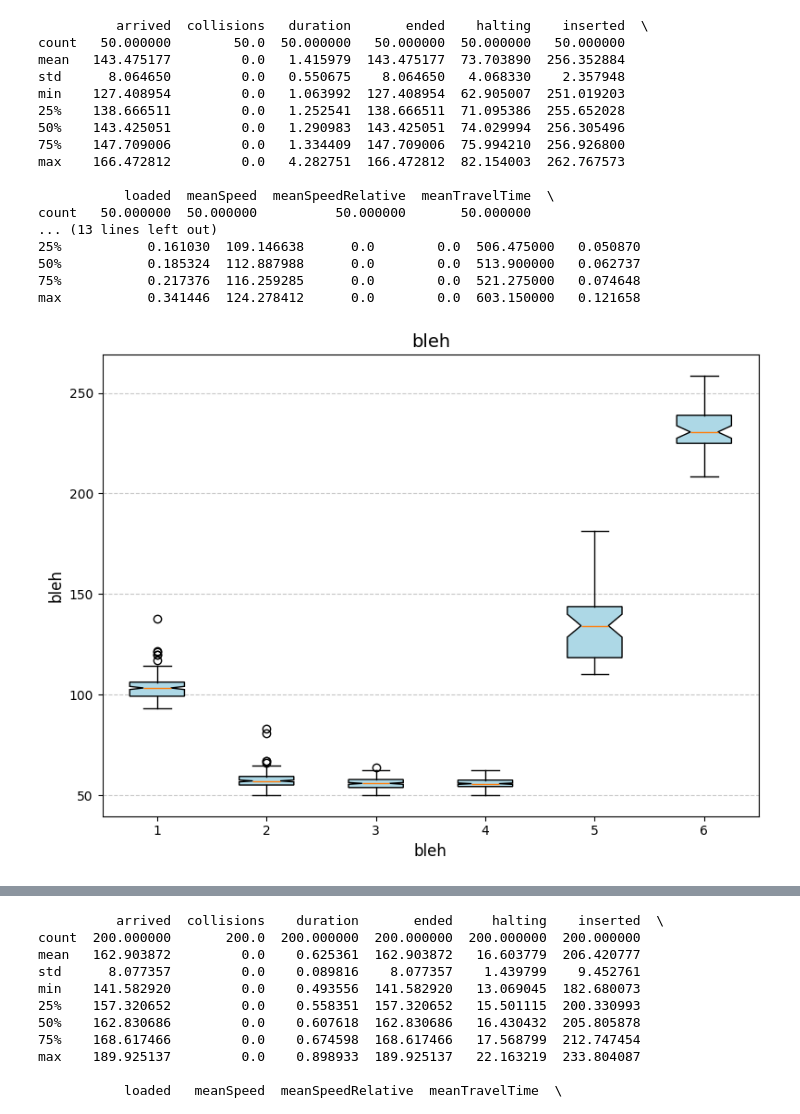
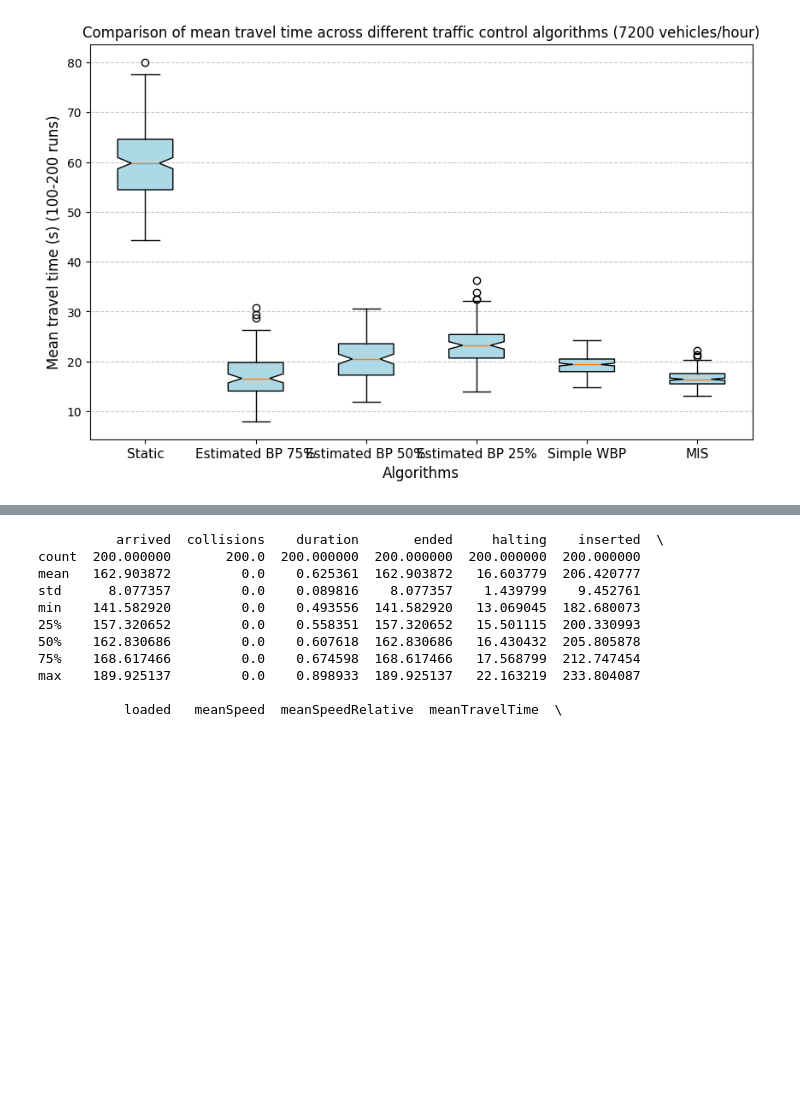
Before and after one commit to Boomehx/trafficMISBP, a Jupyter notebook: graphs.ipynb, the cells around one changed output, grey strips where cells are left out. Cells and saved outputs as stored; diff of their text form; code cells hidden in the pictures; blank space fills up the shorter version.

```diff
--- a/graphs.ipynb
+++ b/graphs.ipynb
@@ -1,70 +1,46 @@
 # %%
 import pandas as pd
 import matplotlib.pyplot as plt
+
 def create_box_plot(csv0, csv1, csv2, csv3, csv4, csv5, column, title, xlabel, ylabel):
-    """
-    Creates a box plot for the specified column in the CSV file.
-
-    Parameters:
-        csv_file (str): Path to the CSV file.
-        column (str): Column name for which the box plot will be created.
-        title (str): Title of the plot.
-        xlabel (str): Label for the x-axis.
-        ylabel (str): Label for the y-axis.
-    """
-    # Load the CSV
-
-
 
     data0 = pd.read_csv(csv0)
-
-    data = pd.read_csv(csv1)
-    data.head()
+    data1 = pd.read_csv(csv1)
     data2 = pd.read_csv(csv2)
     data3 = pd.read_csv(csv3)
     data4 = pd.read_csv(csv4)
     data5 = pd.read_csv(csv5)
-    print(data5.describe())
-    dataToPlt = [data0[column],data[column], data2[column], data3[column], data4[column], data5[column] ] # Drop NaN values for the specified column
-    # Create the box plot
-    plt.figure(figsize=(8, 6))
+
+    dataToPlt = [
+        data0[column], data1[column], data2[column],
+        data3[column], data4[column], data5[column]
+    ]
+
+    labels = ['Static', 'Estimated BP 75%', 'Estimated BP 50%', 'Estimated BP 25%', 'Simple WBP', 'MIS']
+
+    plt.figure(figsize=(10, 6))
     plt.boxplot(dataToPlt, vert=True, patch_artist=True, notch=True,
                 boxprops=dict(facecolor='lightblue'))
 
-    # Add labels and title
-    plt.title(title, fontsize=14)
+
+    plt.xticks(ticks=range(1, len(labels) + 1), labels=labels, fontsize=11)
+    plt.title(title, fontsize=12)
     plt.xlabel(xlabel, fontsize=12)
     plt.ylabel(ylabel, fontsize=12)
     plt.grid(axis='y', linestyle='--', alpha=0.7)
+    plt.show()
 
-    # Show the plot
-    plt.tight_layout()
-    plt.show()
-csv0 = r"C:\Users\bobbi\Documents\YEAR 3\sumo3\results\ST1\outputST1.csv"
+csv0 = r"C:\Users\bobbi\Documents\YEAR 3\sumo3\results\ST05\outputST05.csv"
+csv1 = r"C:\Users\bobbi\Documents\YEAR 3\sumo3\results\HIGH75\outputHIGH75.csv"
+csv2 = r"C:\Users\bobbi\Documents\YEAR 3\sumo3\results\HIGH50\outputHIGH50.csv"
+csv3 = r"C:\Users\bobbi\Documents\YEAR 3\sumo3\results\HIGH25\outputHIGH25.csv"
+csv4 = r"C:\Users\bobbi\Documents\YEAR 3\sumo3\results\C6E30LSBP05\outputSBP05.csv"
+csv5 = r"C:\Users\bobbi\Documents\YEAR 3\sumo3\results\C6E30LMIS05\outputMIS05.csv"
 
-csv1 = r"C:\Users\bobbi\Documents\YEAR 3\sumo3\results\C6E30LEQ251\outputEQ251.csv"
-csv2 = r"C:\Users\bobbi\Documents\YEAR 3\sumo3\results\C6E30LEQ501\outputEQ501.csv"
-csv3 = r"C:\Users\bobbi\Documents\YEAR 3\sumo3\results\C6E30LEQ751\outputEQ751.csv"
-csv4 = r"C:\Users\bobbi\Documents\YEAR 3\sumo3\results\CN75\outputCN75.csv"
-csv5 = r"C:\Users\bobbi\Documents\YEAR 3\sumo3\results\STSHORT\outputSTSHORT.csv"
-
-create_box_plot(csv0, csv1, csv2, csv3, csv4, csv5, "meanTravelTime", "bleh",  "bleh", "bleh")
+create_box_plot(csv0, csv1, csv2, csv3, csv4, csv5,
+                column="halting",
+                title="Comparison of mean travel time across different traffic control algorithms (7200 vehicles/hour)",
+                xlabel="Algorithms",
+                ylabel="Mean travel time (s) (100-200 runs)")
 # %% [output]
-          arrived  collisions   duration       ended    halting    inserted  \
-count   50.000000        50.0  50.000000   50.000000  50.000000   50.000000
-mean   143.475177         0.0   1.415979  143.475177  73.703890  256.352884
-std      8.064650         0.0   0.550675    8.064650   4.068330    2.357948
-min    127.408954         0.0   1.063992  127.408954  62.905007  251.019203
-25%    138.666511         0.0   1.252541  138.666511  71.095386  255.652028
-50%    143.425051         0.0   1.290983  143.425051  74.029994  256.305496
-75%    147.709006         0.0   1.334409  147.709006  75.994210  256.926800
-max    166.472812         0.0   4.282751  166.472812  82.154003  262.767573
-
-           loaded  meanSpeed  meanSpeedRelative  meanTravelTime  \
-count   50.000000  50.000000          50.000000       50.000000
-... (13 lines left out)
-25%           0.161030  109.146638      0.0        0.0  506.475000   0.050870
-50%           0.185324  112.887988      0.0        0.0  513.900000   0.062737
-75%           0.217376  116.259285      0.0        0.0  521.275000   0.074648
-max           0.341446  124.278412      0.0        0.0  603.150000   0.121658
-[figure, old version]
+[figure, new version]
```
Also changed, not shown: parts of 6 cells of this notebook, 9 other files.
